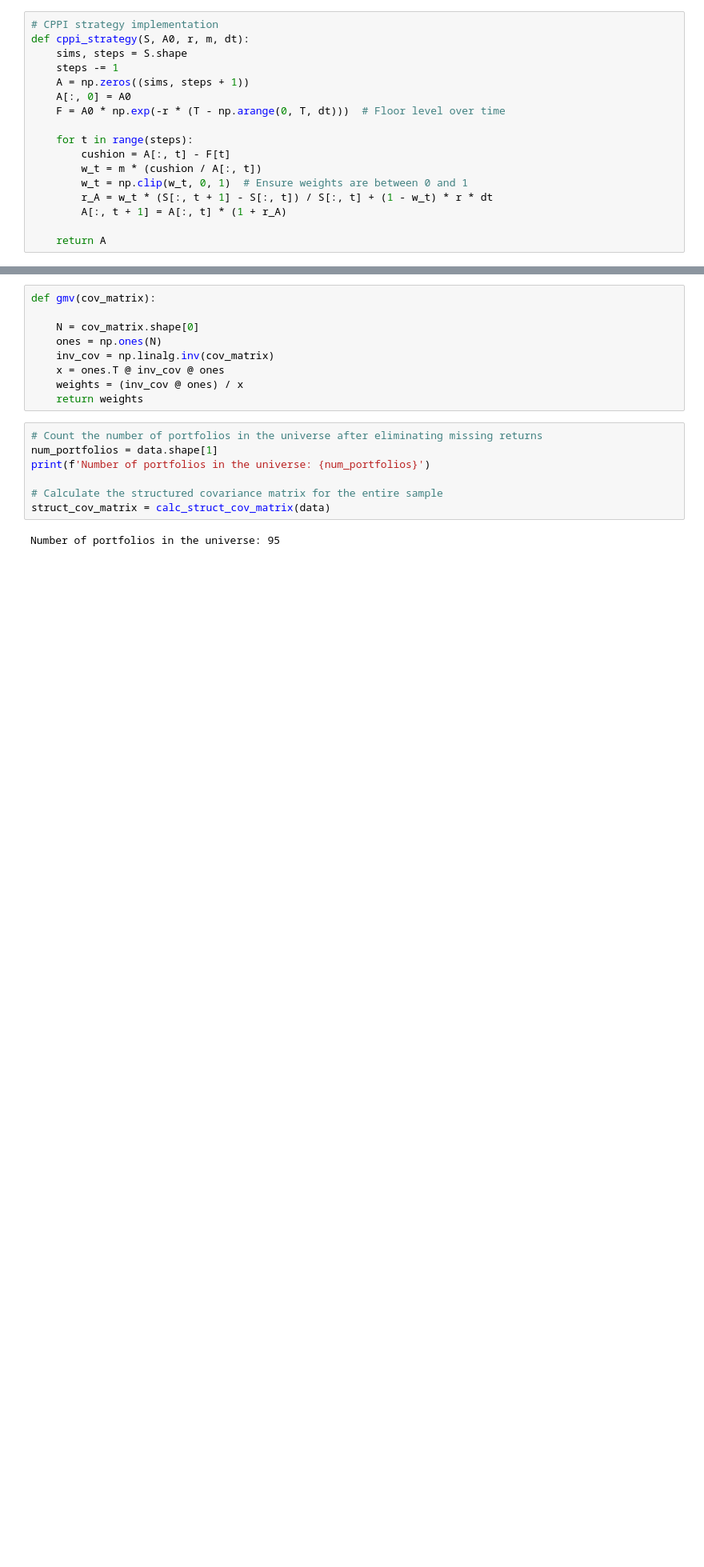
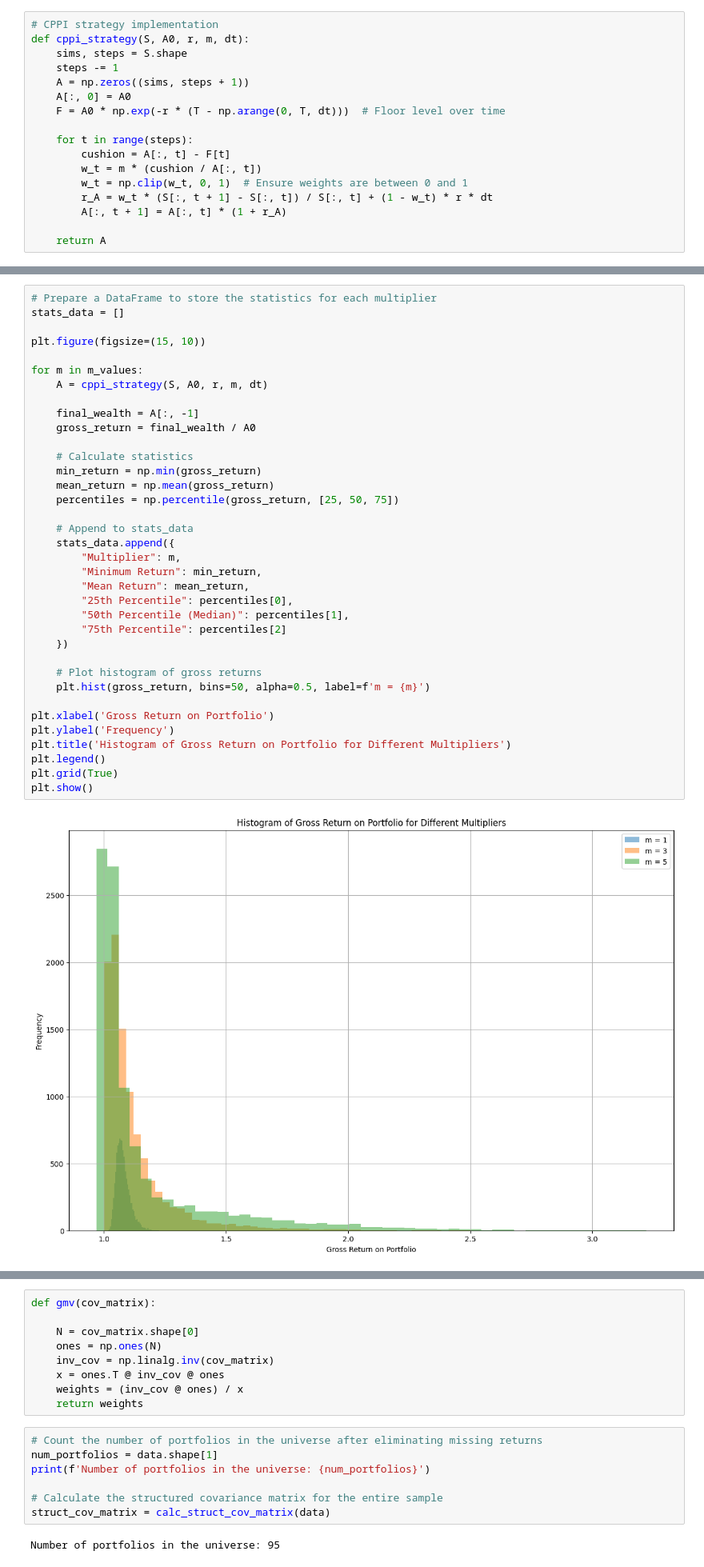
Before and after one commit to zaccheus-lines/CPPI, a Jupyter notebook: empirical_notebook.ipynb, the cells around one changed output, grey strips where cells are left out. Shown: that part at 80% size. Saved outputs shown, nothing was run; the diff lists cells and outputs as text; blank space fills up the shorter version.

```diff
--- a/empirical_notebook.ipynb
+++ b/empirical_notebook.ipynb
@@ -102,0 +149,38 @@ Multiplier m = 5:
+# %%
+# Prepare a DataFrame to store the statistics for each multiplier
+stats_data = []
+
+plt.figure(figsize=(15, 10))
+
+for m in m_values:
+    A = cppi_strategy(S, A0, r, m, dt)
+
+    final_wealth = A[:, -1]
+    gross_return = final_wealth / A0
+
+    # Calculate statistics
+    min_return = np.min(gross_return)
+    mean_return = np.mean(gross_return)
+    percentiles = np.percentile(gross_return, [25, 50, 75])
+
+    # Append to stats_data
+    stats_data.append({
+        "Multiplier": m,
+        "Minimum Return": min_return,
+        "Mean Return": mean_return,
+        "25th Percentile": percentiles[0],
+        "50th Percentile (Median)": percentiles[1],
+        "75th Percentile": percentiles[2]
+    })
+
+    # Plot histogram of gross returns
+    plt.hist(gross_return, bins=50, alpha=0.5, label=f'm = {m}')
+
+plt.xlabel('Gross Return on Portfolio')
+plt.ylabel('Frequency')
+plt.title('Histogram of Gross Return on Portfolio for Different Multipliers')
+plt.legend()
+plt.grid(True)
+plt.show()
+# %% [output]
+[figure, added]
```
Also changed, not shown: parts of 11 cells of this notebook.
